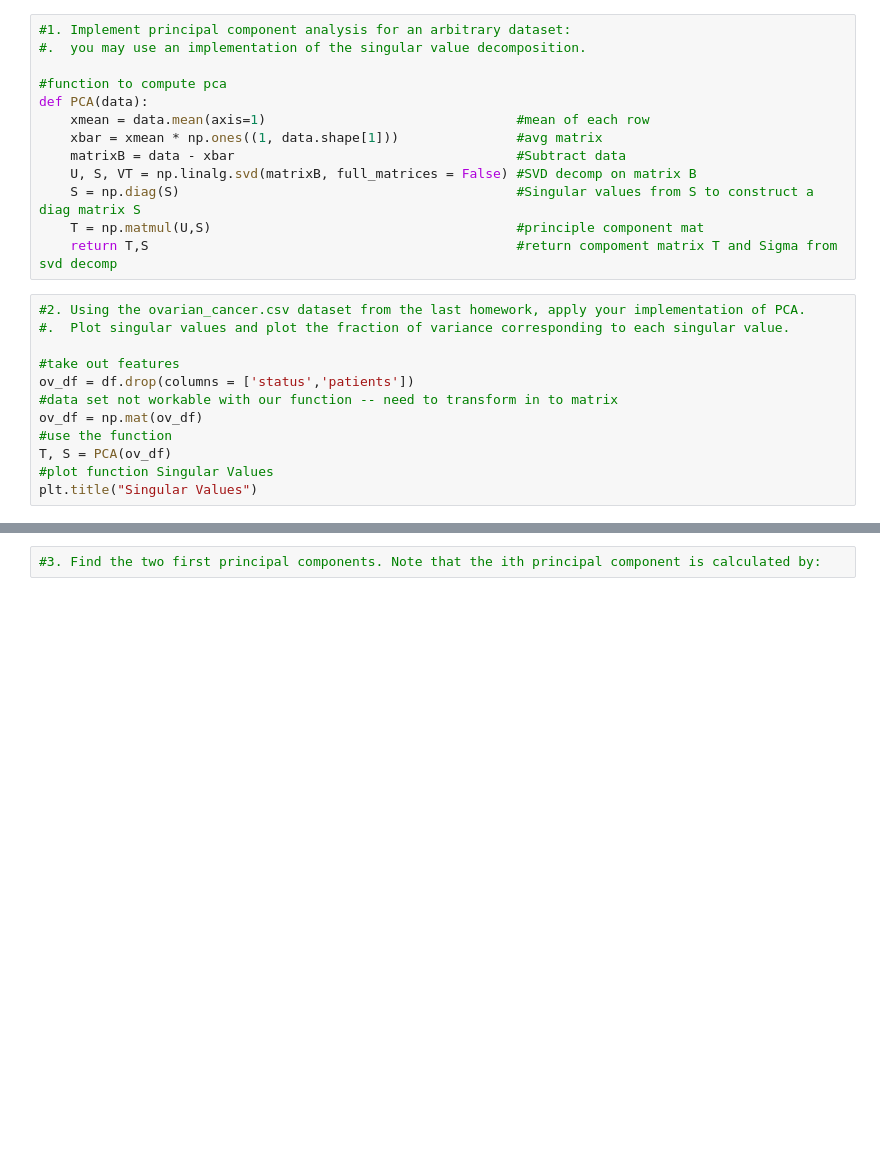
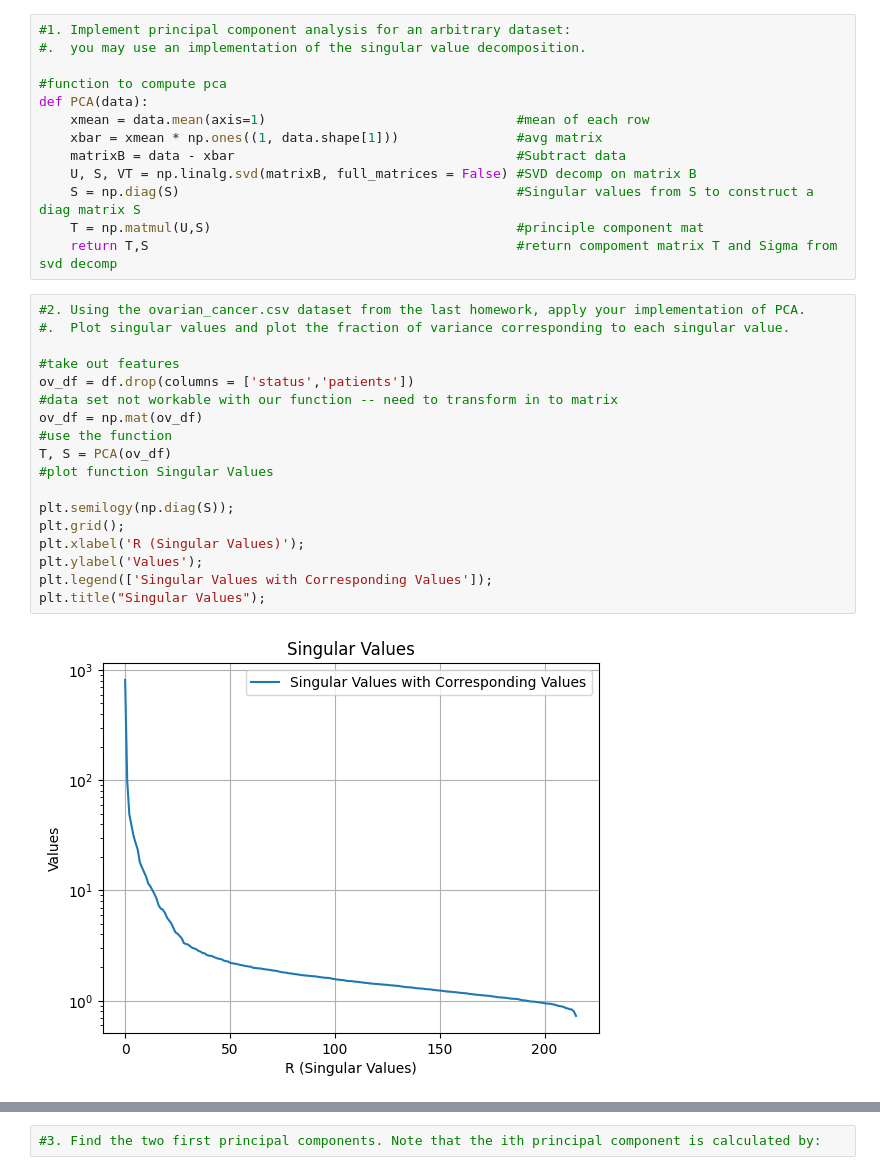
Before and after one commit to hrelosim/AM170B_Spring23, a Jupyter notebook: hw2/AM170B_hw2_lab.ipynb, the cells around one changed output, grey strips where cells are left out. Drawn from its saved outputs; the diff is of its cells as text; blank space fills up the shorter version.

```diff
--- a/hw2/AM170B_hw2_lab.ipynb
+++ b/hw2/AM170B_hw2_lab.ipynb
@@ -28,13 +28,21 @@ def PCA(data):
 # %%
 #2. Using the ovarian_cancer.csv dataset from the last homework, apply your implementation of PCA.
 #.  Plot singular values and plot the fraction of variance corresponding to each singular value.
 
 #take out features
 ov_df = df.drop(columns = ['status','patients'])
 #data set not workable with our function -- need to transform in to matrix
 ov_df = np.mat(ov_df)
 #use the function
 T, S = PCA(ov_df)
 #plot function Singular Values
-plt.title("Singular Values")
+
+plt.semilogy(np.diag(S));
+plt.grid();
+plt.xlabel('R (Singular Values)');
+plt.ylabel('Values');
+plt.legend(['Singular Values with Corresponding Values']);
+plt.title("Singular Values");
+# %% [output]
+[figure, added]
 # %%
```
Also changed, not shown: parts of 2 cells of this notebook.
